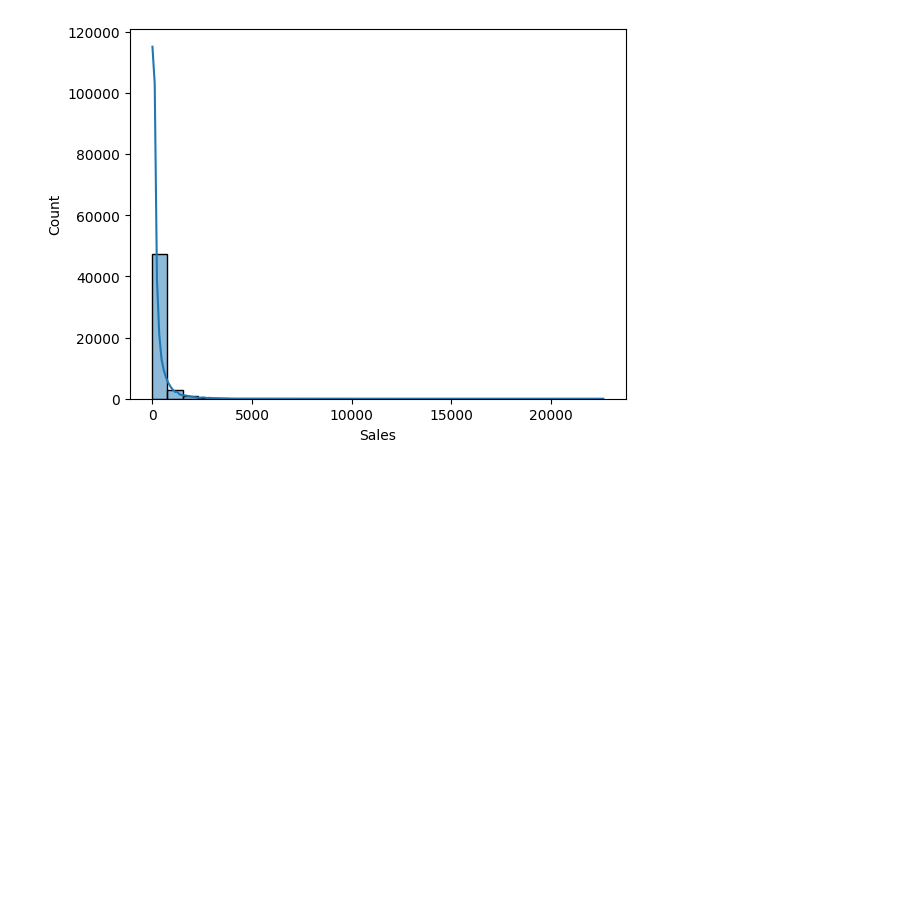
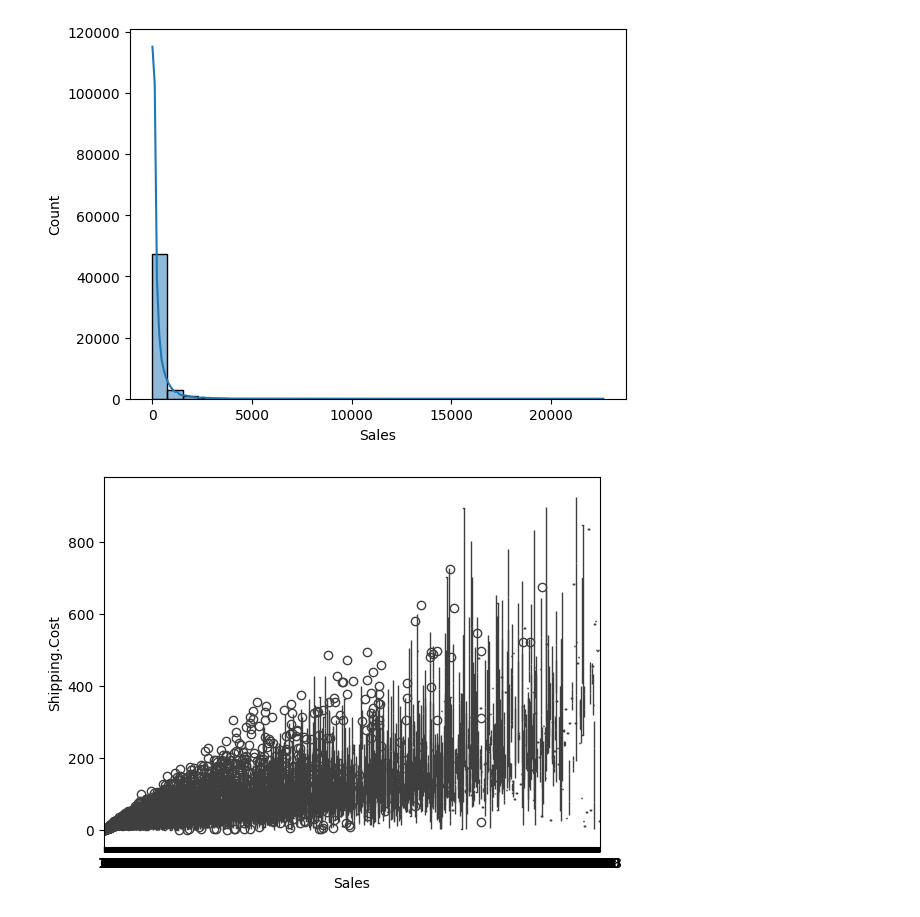
Before and after one commit to saiiexd/UNIVERSITY, a Jupyter notebook: Data Exploration/Class Notes/superstore.ipynb, the cells around one changed output. Cells and saved outputs as stored; diff of their text form; code cells hidden in the pictures; blank space fills up the shorter version.

```diff
--- a/Data Exploration/Class Notes/superstore.ipynb
+++ b/Data Exploration/Class Notes/superstore.ipynb
@@ -163,3 +180,8 @@ sns.histplot(data=superstore, x='Sales', bins=30, kde=True)
 plt.show()
 # %% [output]
 [figure]
+# %%
+sns.boxplot(data=superstore, x='Sales', y='Shipping.Cost')
+plt.show()
+# %% [output]
+[figure, added]
```
Also changed, not shown: parts of 4 cells of this notebook.
